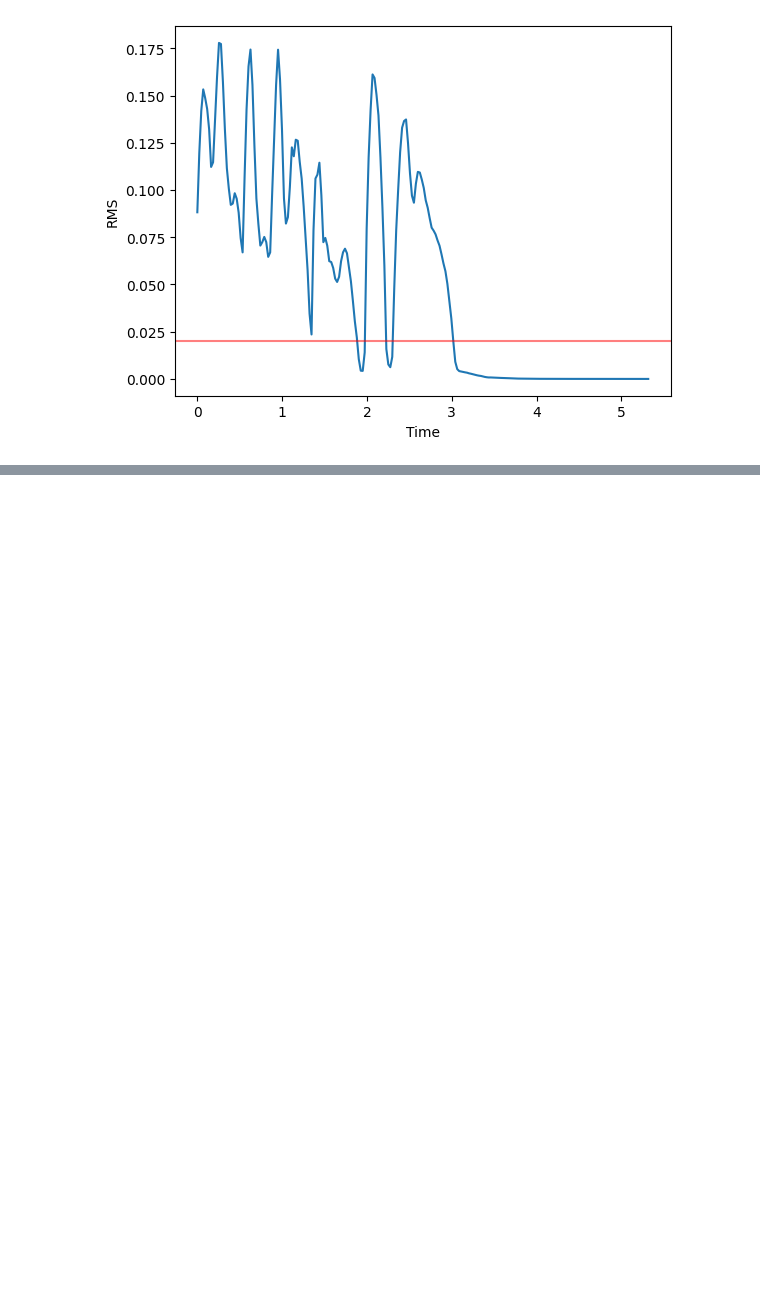
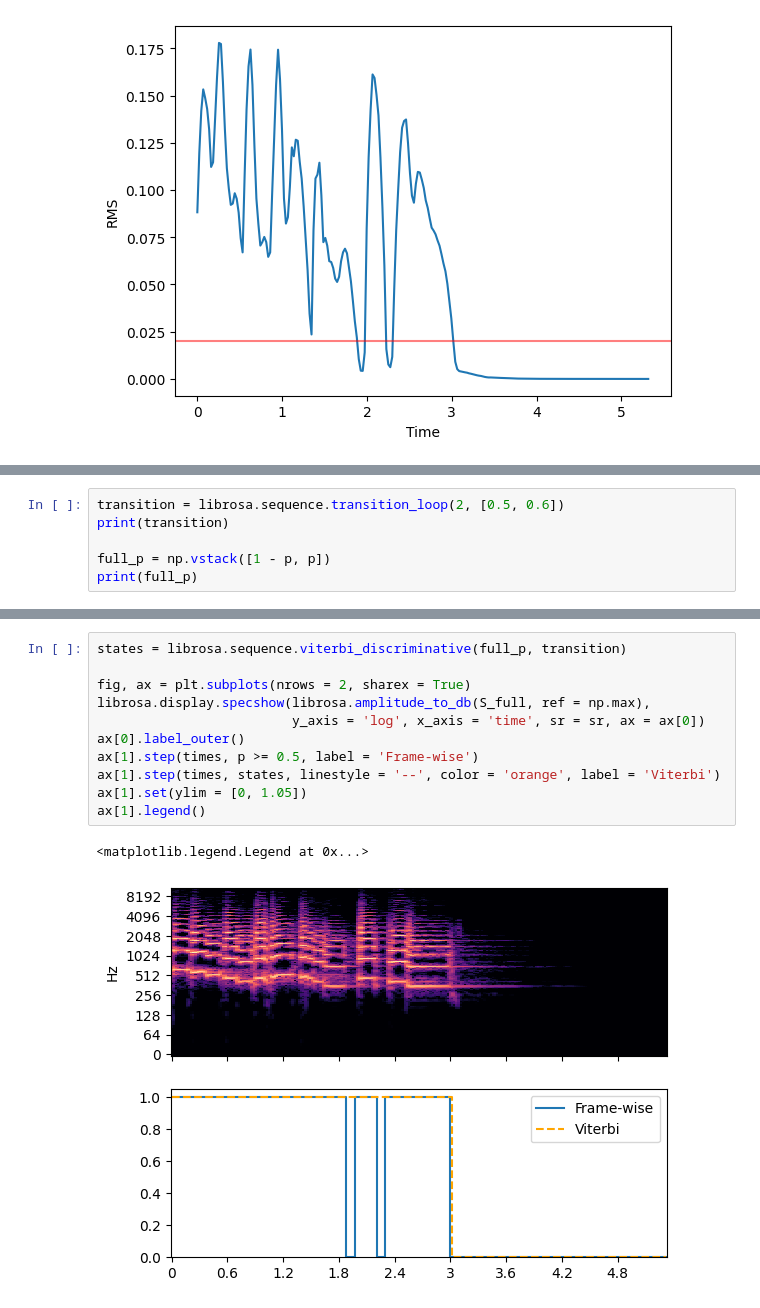
Before and after one commit to lokeshllkumar/audio-analysis-learning, a Jupyter notebook: examples/viterbi_decoding.ipynb, the cells around one changed output, grey strips where cells are left out. Drawn from its saved outputs; the diff is of its cells as text; blank space fills up the shorter version.

Commit message:
created notebook to implement viterbi decoding

```diff
--- a/examples/viterbi_decoding.ipynb
+++ b/examples/viterbi_decoding.ipynb
@@ -34,0 +76,6 @@ The red line indicates a reasonable threshold for silence detection, but the RMS
+# %%
+transition = librosa.sequence.transition_loop(2, [0.5, 0.6])
+print(transition)
+
+full_p = np.vstack([1 - p, p])
+print(full_p)
@@ -34,0 +100,14 @@ The red line indicates a reasonable threshold for silence detection, but the RMS
+# %%
+states = librosa.sequence.viterbi_discriminative(full_p, transition)
+
+fig, ax = plt.subplots(nrows = 2, sharex = True)
+librosa.display.specshow(librosa.amplitude_to_db(S_full, ref = np.max),
+                         y_axis = 'log', x_axis = 'time', sr = sr, ax = ax[0])
+ax[0].label_outer()
+ax[1].step(times, p >= 0.5, label = 'Frame-wise')
+ax[1].step(times, states, linestyle = '--', color = 'orange', label = 'Viterbi')
+ax[1].set(ylim = [0, 1.05])
+ax[1].legend()
+# %% [output]
+<matplotlib.legend.Legend at 0x...>
+[figure, added]
```
Also changed, not shown: parts of 5 cells of this notebook, 1 other file.
